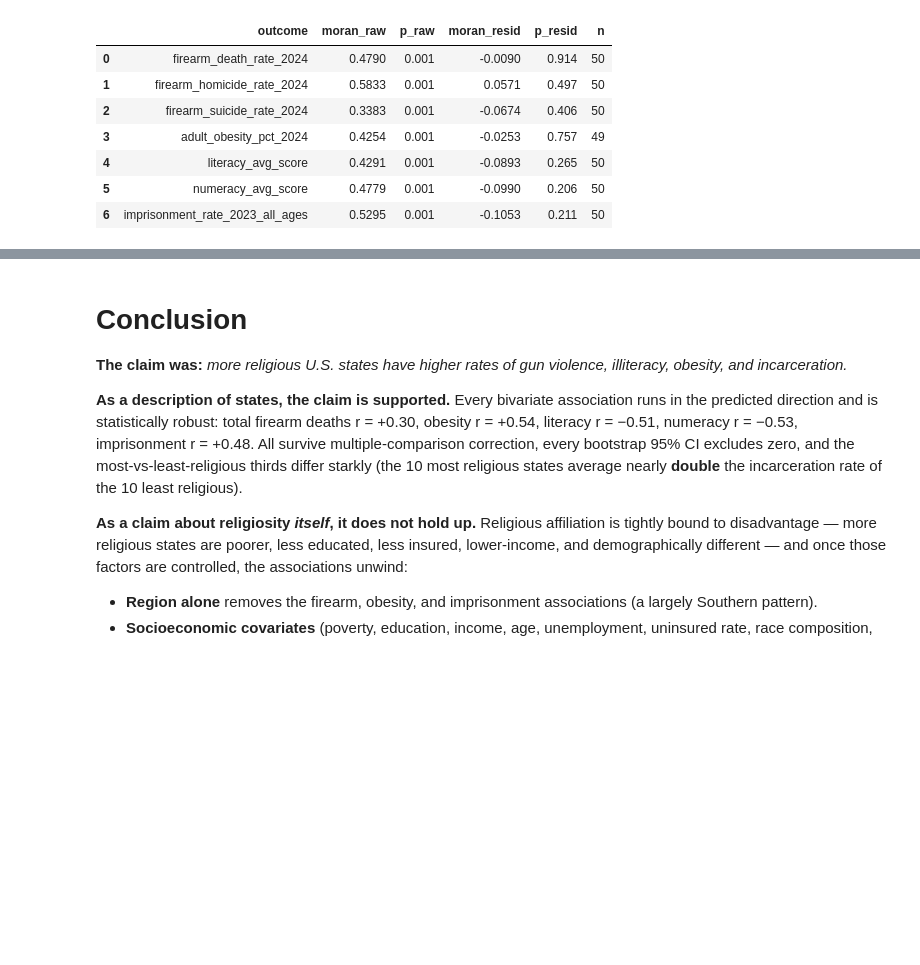
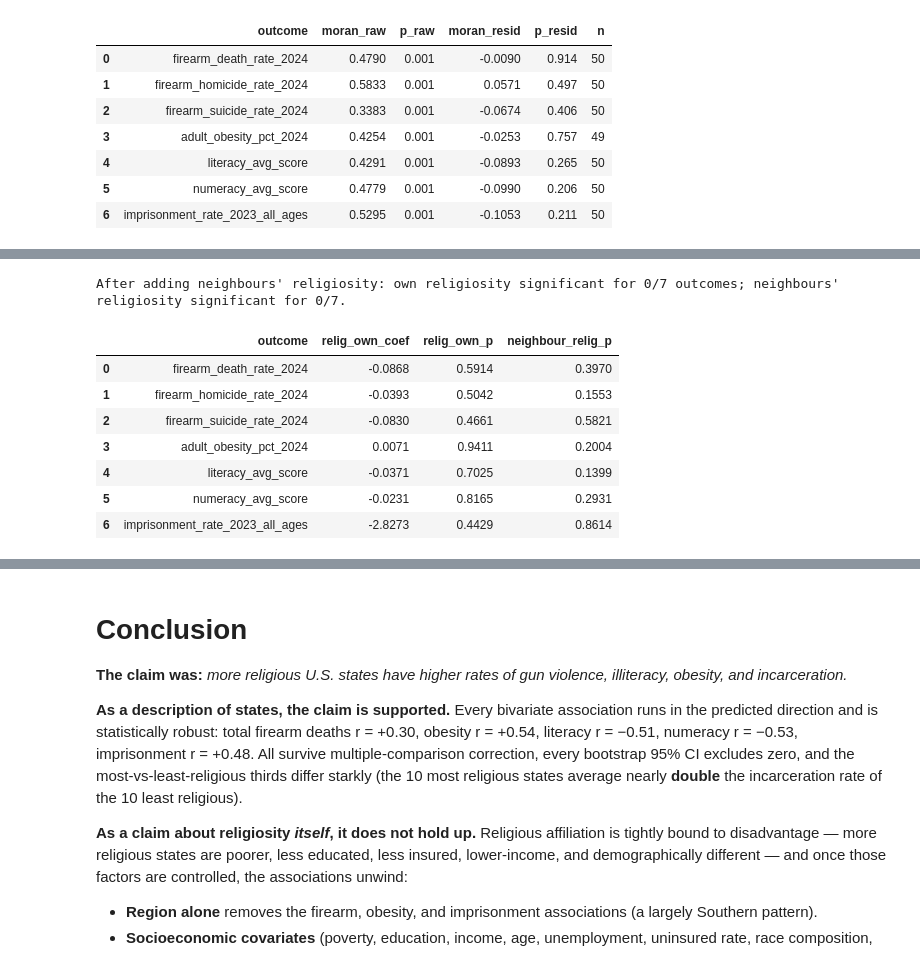
Before and after one commit to DiogoRibeiro7/religiosity-us-outcomes, a Jupyter notebook: notebooks/03_analyse_religiosity_outcomes.ipynb, the cells around one changed output, grey strips where cells are left out. Saved outputs shown, nothing was run; the diff lists cells and outputs as text; code cells hidden in the pictures; blank space fills up the shorter version.

```diff
--- a/notebooks/03_analyse_religiosity_outcomes.ipynb
+++ b/notebooks/03_analyse_religiosity_outcomes.ipynb
@@ -1418,0 +1423,20 @@ Spatially clustered (p<0.05): 7/7 raw outcomes, 0/7 residuals.
+# %%
+transforms = {
+    "raw": lambda y: y,
+    "log": lambda y: np.log(y),
+    "rank": lambda y: y.rank(),
+}
+form_rows = []
+for o in EXT_OUTCOMES:
+    sub = panel[[o, PREDICTOR, "census_region"] + CONTROLS].dropna().copy()
+    for tname, tfun in transforms.items():
+        sub["_y"] = tfun(sub[o])
+        m = smf.ols("_y ~ " + PREDICTOR + " + C(census_region) + " + " + ".join(CONTROLS),
+                    sub).fit(cov_type="HC3")
+        form_rows.append({"outcome": o, "transform": tname, "relig_p": float(m.pvalues[PREDICTOR])})
+forms = pd.DataFrame(form_rows)
+forms_p = forms.pivot(index="outcome", columns="transform", values="relig_p")[["raw", "log", "rank"]]
+forms_p.to_csv(TABLES_DIR / "functional_form_robustness.csv")
+n_sig = int((forms["relig_p"] < 0.05).sum())
+print(f"Full-model religiosity p-value < 0.05 in {n_sig} of {len(forms)} outcome x transform combinations.")
+forms_p.round(3)
@@ -1419,3 +1460,34 @@ Spatially clustered (p<0.05): 7/7 raw outcomes, 0/7 residuals.
+# %%
+slx_rows = []
+for o in EXT_OUTCOMES:
+    sub = panel[[o, PREDICTOR, "census_region", "centroid_lat", "centroid_lon"] + CONTROLS].dropna().reset_index(drop=True)
+    W = knn_weights(sub[["centroid_lat", "centroid_lon"]].to_numpy(), k=5)
+    sub["relig_spatial_lag"] = W @ sub[PREDICTOR].to_numpy()
+    rhs = f"{PREDICTOR} + relig_spatial_lag + C(census_region) + " + " + ".join(CONTROLS)
+    m = smf.ols(f"{o} ~ {rhs}", sub).fit(cov_type="HC3")
+    slx_rows.append({
+        "outcome": o,
+        "relig_own_coef": float(m.params[PREDICTOR]),
+        "relig_own_p": float(m.pvalues[PREDICTOR]),
+        "neighbour_relig_p": float(m.pvalues["relig_spatial_lag"]),
+    })
+slx = pd.DataFrame(slx_rows)
+slx.to_csv(TABLES_DIR / "slx_spatial.csv", index=False)
+n_own = int((slx["relig_own_p"] < 0.05).sum())
+n_nbr = int((slx["neighbour_relig_p"] < 0.05).sum())
+print(f"After adding neighbours' religiosity: own religiosity significant for {n_own}/{len(slx)} outcomes; "
+      f"neighbours' religiosity significant for {n_nbr}/{len(slx)}.")
+slx.round(4)
+# %% [output]
+After adding neighbours' religiosity: own religiosity significant for 0/7 outcomes; neighbours' religiosity significant for 0/7.
+|  | outcome | relig_own_coef | relig_own_p | neighbour_relig_p |
+| 0 | firearm_death_rate_2024 | -0.0868 | 0.5914 | 0.3970 |
+| 1 | firearm_homicide_rate_2024 | -0.0393 | 0.5042 | 0.1553 |
+| 2 | firearm_suicide_rate_2024 | -0.0830 | 0.4661 | 0.5821 |
+| 3 | adult_obesity_pct_2024 | 0.0071 | 0.9411 | 0.2004 |
+| 4 | literacy_avg_score | -0.0371 | 0.7025 | 0.1399 |
+| 5 | numeracy_avg_score | -0.0231 | 0.8165 | 0.2931 |
+| 6 | imprisonment_rate_2023_all_ages | -2.8273 | 0.4429 | 0.8614 |
 # %% [markdown]
 ## Part 2 — summary
 
```
Also changed, not shown: parts of 5 cells of this notebook, 3 other files.
